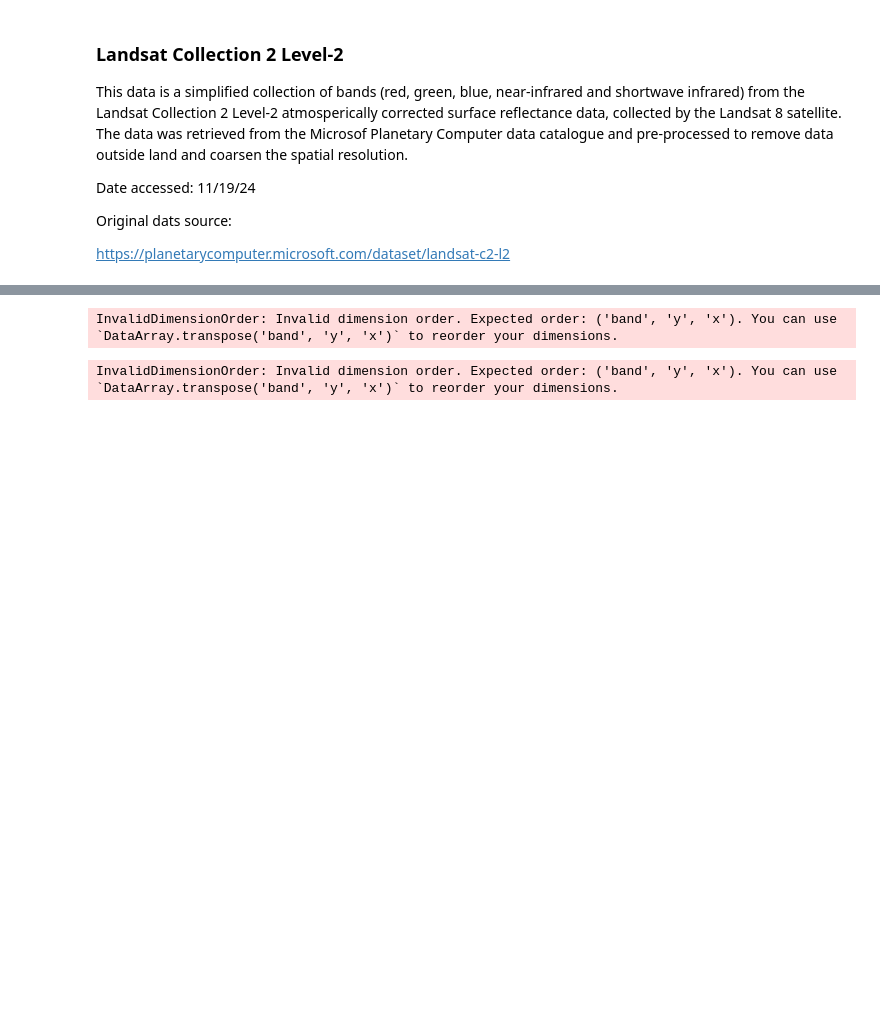
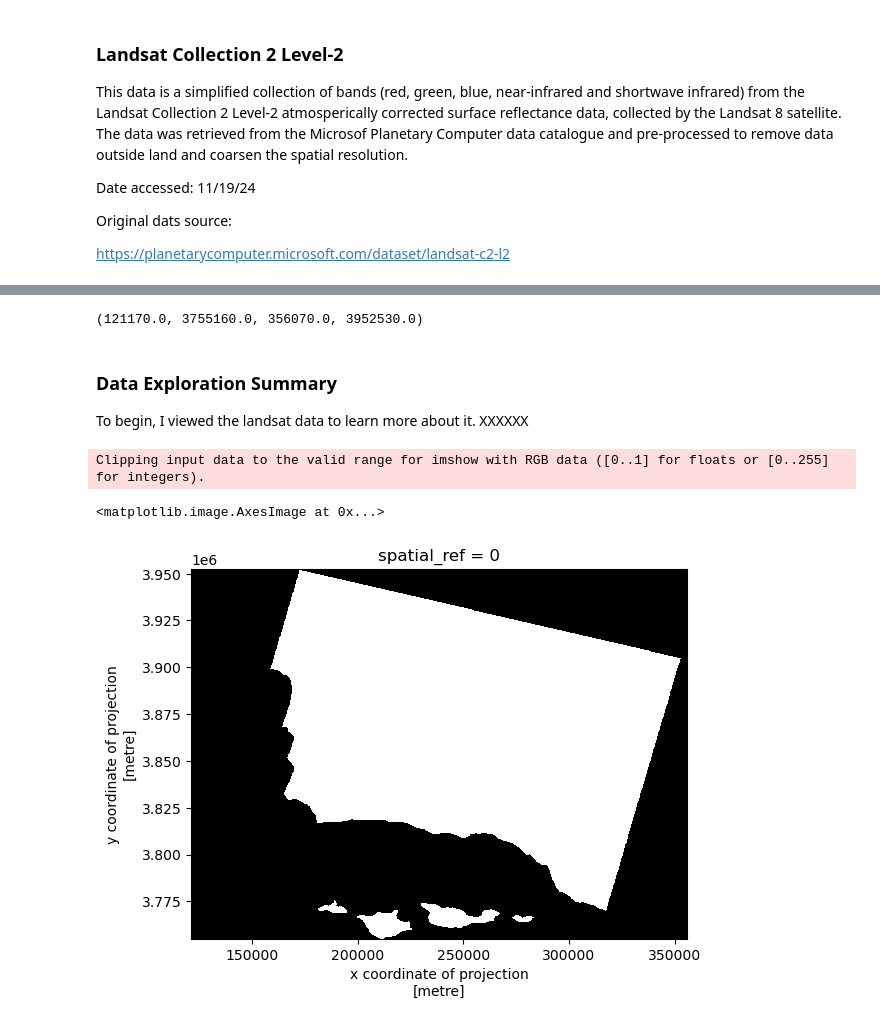
Before and after one commit to stephenccodes/eds220-hwk4, a Jupyter notebook: hwk4-task2-false-color-CARROLL.ipynb, the cells around one changed output, grey strips where cells are left out. Drawn from its saved outputs; the diff is of its cells as text; code cells hidden in the pictures; blank space fills up the shorter version.

Commit message:
Drop band, make array, initial plot

```diff
--- a/hwk4-task2-false-color-CARROLL.ipynb
+++ b/hwk4-task2-false-color-CARROLL.ipynb
@@ -25,7 +25,7 @@ import xarray as xr
 import rioxarray as rioxr
 
 # Establish a file path for the landsat data
-fp = os.path.join('/courses/EDS220/data/hwk4_landsat_data/landsat8-2018-01-26-sb-simplified.nc')
+fp = os.path.join('data/landsat8-2018-01-26-sb-simplified.nc')
 
 # Import the landsat data
 landsat = rioxr.open_rasterio(fp)
@@ -64,13 +67,18 @@ AttributeError: 'function' object has no attribute 'dtype'
-# %%
-print('Number of bands: ', landsat.rio.count)
-# %% [output]
-InvalidDimensionOrder: Invalid dimension order. Expected order: ('band', 'y', 'x'). You can use `DataArray.transpose('band', 'y', 'x')` to reorder your dimensions.
-# %%
-print('Height: ', landsat.rio.height)
-print('Width: ', landsat.rio.width)
-print('Spatial bounding box: ')
-print(landsat.rio.bounds(), '\n')
-
-print('CRS', landsat.rio.crs)
-# %% [output]
-InvalidDimensionOrder: Invalid dimension order. Expected order: ('band', 'y', 'x'). You can use `DataArray.transpose('band', 'y', 'x')` to reorder your dimensions.
+# %%
+# Find the geographic extent of the landsat data
+print(landsat.rio.bounds(), '\n')
+# %% [output]
+(121170.0, 3755160.0, 356070.0, 3952530.0)
+# %% [markdown]
+### Data Exploration Summary
+
+To begin, I viewed the landsat data to learn more about it. XXXXXX
+# %%
+# Remove the first dimension(band) and drop the associated coordinates
+landsat = landsat.squeeze().drop_vars('band')
+# %%
+landsat[['red', 'green', 'blue']].to_array().plot.imshow()
+# %% [output]
+Clipping input data to the valid range for imshow with RGB data ([0..1] for floats or [0..255] for integers).
+<matplotlib.image.AxesImage at 0x...>
+[figure, added]
```
Also changed, not shown: parts of 7 cells of this notebook.
